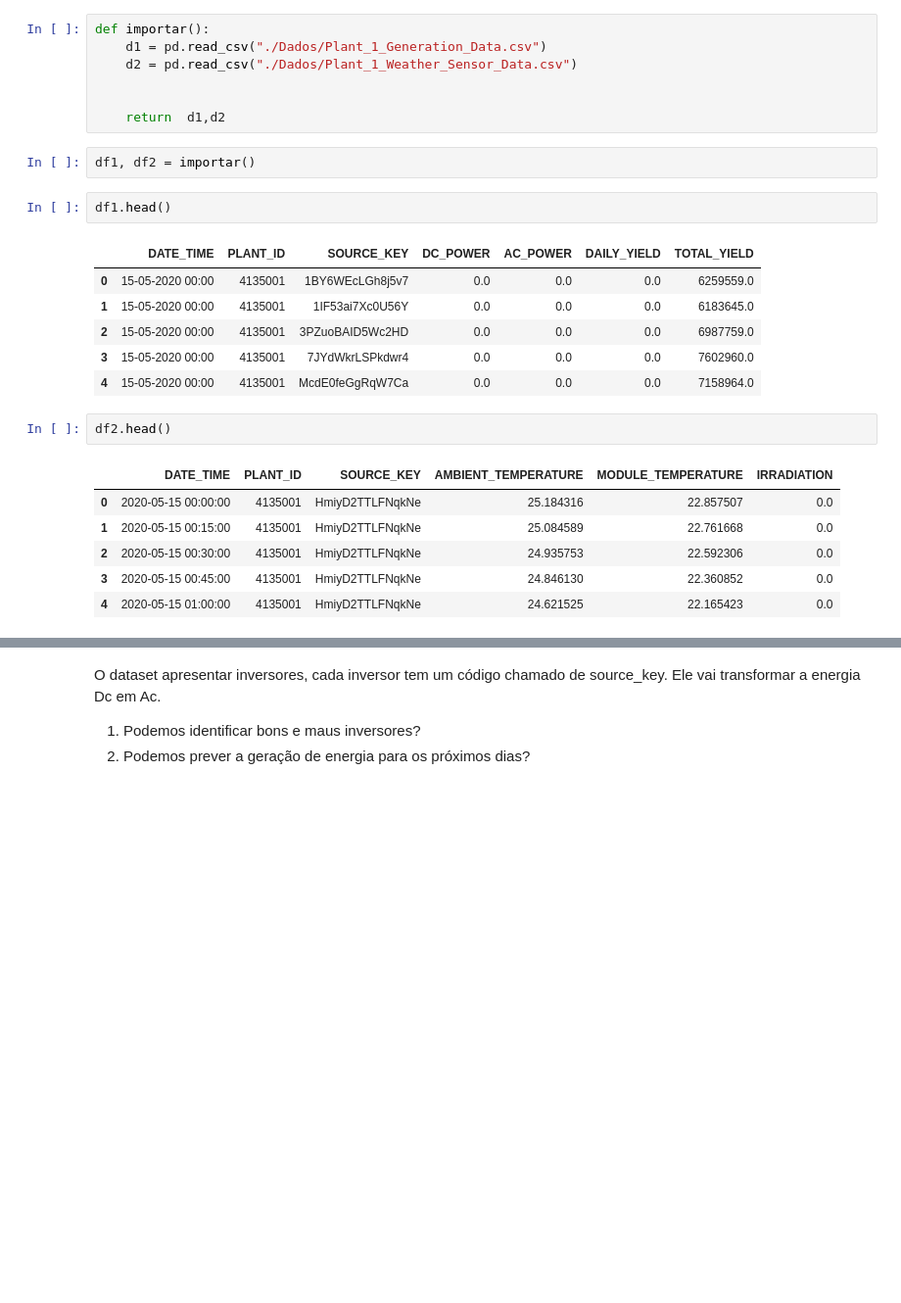
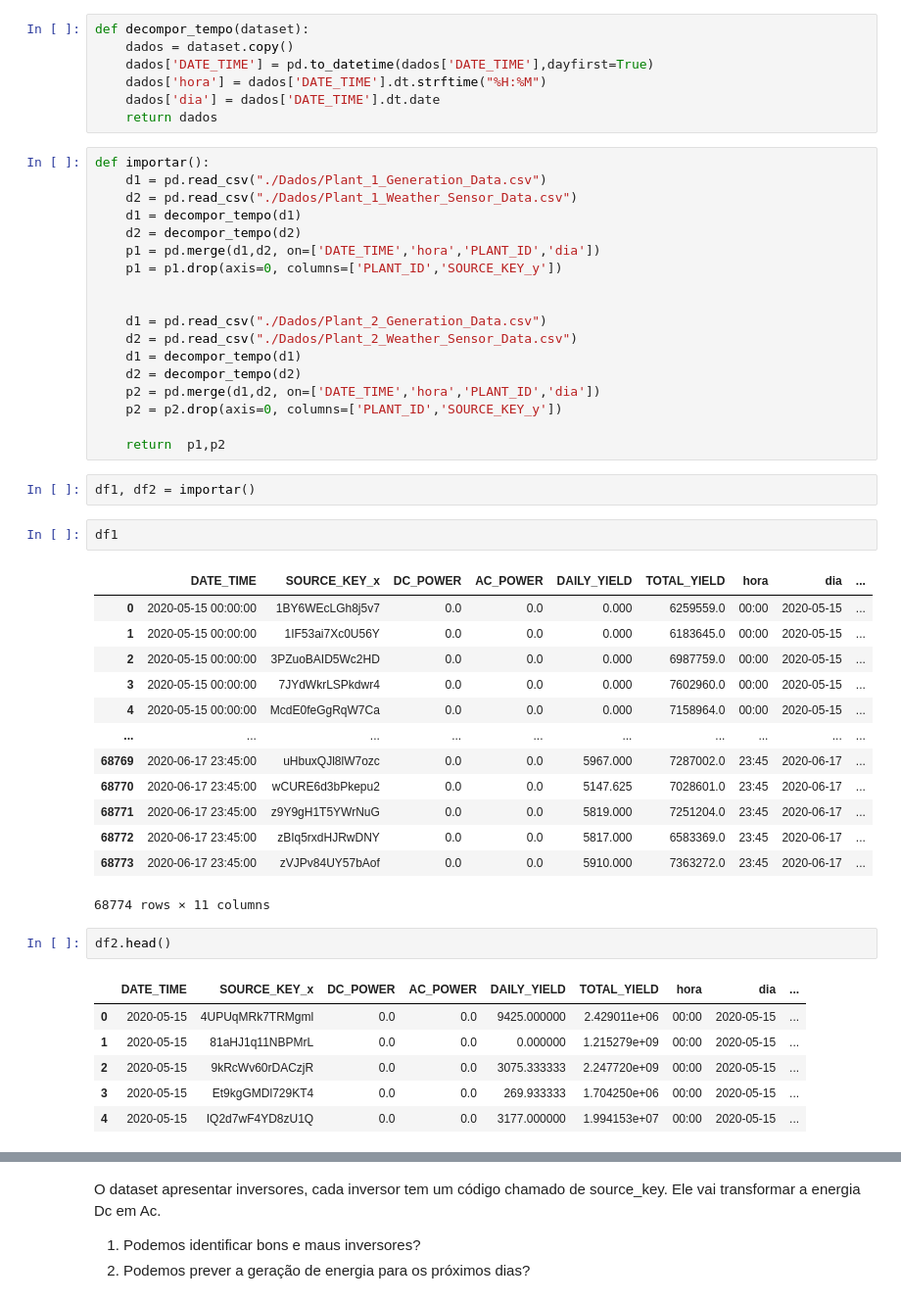
Before and after one commit to AlcidesGP/Portfolio, a Jupyter notebook: ProjetoSemantix/Semantix.ipynb, the cells around one changed output, grey strips where cells are left out. Shown at 98% size. Drawn from its saved outputs; the diff is of its cells as text; blank space fills up the shorter version.

```diff
--- a/ProjetoSemantix/Semantix.ipynb
+++ b/ProjetoSemantix/Semantix.ipynb
@@ -3,30 +3,55 @@ import pandas as pd
 import numpy as np
 import matplotlib.pyplot as plt
 import seaborn as sns
+# %%
+def decompor_tempo(dataset):
+    dados = dataset.copy()
+    dados['DATE_TIME'] = pd.to_datetime(dados['DATE_TIME'],dayfirst=True)
+    dados['hora'] = dados['DATE_TIME'].dt.strftime("%H:%M")
+    dados['dia'] = dados['DATE_TIME'].dt.date
+    return dados
 # %%
 def importar():
     d1 = pd.read_csv("./Dados/Plant_1_Generation_Data.csv")
     d2 = pd.read_csv("./Dados/Plant_1_Weather_Sensor_Data.csv")
+    d1 = decompor_tempo(d1)
+    d2 = decompor_tempo(d2)
+    p1 = pd.merge(d1,d2, on=['DATE_TIME','hora','PLANT_ID','dia'])
+    p1 = p1.drop(axis=0, columns=['PLANT_ID','SOURCE_KEY_y'])
 
 
-    return  d1,d2
+    d1 = pd.read_csv("./Dados/Plant_2_Generation_Data.csv")
+    d2 = pd.read_csv("./Dados/Plant_2_Weather_Sensor_Data.csv")
+    d1 = decompor_tempo(d1)
+    d2 = decompor_tempo(d2)
+    p2 = pd.merge(d1,d2, on=['DATE_TIME','hora','PLANT_ID','dia'])
+    p2 = p2.drop(axis=0, columns=['PLANT_ID','SOURCE_KEY_y'])
+
+    return  p1,p2
 # %%
 df1, df2 = importar()
 # %%
-df1.head()
+df1
 # %% [output]
-|  | DATE_TIME | PLANT_ID | SOURCE_KEY | DC_POWER | AC_POWER | DAILY_YIELD | TOTAL_YIELD |
-| 0 | 15-05-2020 00:00 | 4135001 | 1BY6WEcLGh8j5v7 | 0.0 | 0.0 | 0.0 | 6259559.0 |
-| 1 | 15-05-2020 00:00 | 4135001 | 1IF53ai7Xc0U56Y | 0.0 | 0.0 | 0.0 | 6183645.0 |
-| 2 | 15-05-2020 00:00 | 4135001 | 3PZuoBAID5Wc2HD | 0.0 | 0.0 | 0.0 | 6987759.0 |
-| 3 | 15-05-2020 00:00 | 4135001 | 7JYdWkrLSPkdwr4 | 0.0 | 0.0 | 0.0 | 7602960.0 |
-| 4 | 15-05-2020 00:00 | 4135001 | McdE0feGgRqW7Ca | 0.0 | 0.0 | 0.0 | 7158964.0 |
+|  | DATE_TIME | SOURCE_KEY_x | DC_POWER | AC_POWER | DAILY_YIELD | TOTAL_YIELD | hora | dia | ... |
+| 0 | 2020-05-15 00:00:00 | 1BY6WEcLGh8j5v7 | 0.0 | 0.0 | 0.000 | 6259559.0 | 00:00 | 2020-05-15 | ... |
+| 1 | 2020-05-15 00:00:00 | 1IF53ai7Xc0U56Y | 0.0 | 0.0 | 0.000 | 6183645.0 | 00:00 | 2020-05-15 | ... |
+| 2 | 2020-05-15 00:00:00 | 3PZuoBAID5Wc2HD | 0.0 | 0.0 | 0.000 | 6987759.0 | 00:00 | 2020-05-15 | ... |
+| 3 | 2020-05-15 00:00:00 | 7JYdWkrLSPkdwr4 | 0.0 | 0.0 | 0.000 | 7602960.0 | 00:00 | 2020-05-15 | ... |
+| 4 | 2020-05-15 00:00:00 | McdE0feGgRqW7Ca | 0.0 | 0.0 | 0.000 | 7158964.0 | 00:00 | 2020-05-15 | ... |
+| ... | ... | ... | ... | ... | ... | ... | ... | ... | ... |
+| 68769 | 2020-06-17 23:45:00 | uHbuxQJl8lW7ozc | 0.0 | 0.0 | 5967.000 | 7287002.0 | 23:45 | 2020-06-17 | ... |
+| 68770 | 2020-06-17 23:45:00 | wCURE6d3bPkepu2 | 0.0 | 0.0 | 5147.625 | 7028601.0 | 23:45 | 2020-06-17 | ... |
+| 68771 | 2020-06-17 23:45:00 | z9Y9gH1T5YWrNuG | 0.0 | 0.0 | 5819.000 | 7251204.0 | 23:45 | 2020-06-17 | ... |
+| 68772 | 2020-06-17 23:45:00 | zBIq5rxdHJRwDNY | 0.0 | 0.0 | 5817.000 | 6583369.0 | 23:45 | 2020-06-17 | ... |
+| 68773 | 2020-06-17 23:45:00 | zVJPv84UY57bAof | 0.0 | 0.0 | 5910.000 | 7363272.0 | 23:45 | 2020-06-17 | ... |
+68774 rows × 11 columns
 # %%
 df2.head()
 # %% [output]
-|  | DATE_TIME | PLANT_ID | SOURCE_KEY | AMBIENT_TEMPERATURE | MODULE_TEMPERATURE | IRRADIATION |
-| 0 | 2020-05-15 00:00:00 | 4135001 | HmiyD2TTLFNqkNe | 25.184316 | 22.857507 | 0.0 |
-| 1 | 2020-05-15 00:15:00 | 4135001 | HmiyD2TTLFNqkNe | 25.084589 | 22.761668 | 0.0 |
-| 2 | 2020-05-15 00:30:00 | 4135001 | HmiyD2TTLFNqkNe | 24.935753 | 22.592306 | 0.0 |
-| 3 | 2020-05-15 00:45:00 | 4135001 | HmiyD2TTLFNqkNe | 24.846130 | 22.360852 | 0.0 |
-| 4 | 2020-05-15 01:00:00 | 4135001 | HmiyD2TTLFNqkNe | 24.621525 | 22.165423 | 0.0 |
+|  | DATE_TIME | SOURCE_KEY_x | DC_POWER | AC_POWER | DAILY_YIELD | TOTAL_YIELD | hora | dia | ... |
+| 0 | 2020-05-15 | 4UPUqMRk7TRMgml | 0.0 | 0.0 | 9425.000000 | 2.429011e+06 | 00:00 | 2020-05-15 | ... |
+| 1 | 2020-05-15 | 81aHJ1q11NBPMrL | 0.0 | 0.0 | 0.000000 | 1.215279e+09 | 00:00 | 2020-05-15 | ... |
+| 2 | 2020-05-15 | 9kRcWv60rDACzjR | 0.0 | 0.0 | 3075.333333 | 2.247720e+09 | 00:00 | 2020-05-15 | ... |
+| 3 | 2020-05-15 | Et9kgGMDl729KT4 | 0.0 | 0.0 | 269.933333 | 1.704250e+06 | 00:00 | 2020-05-15 | ... |
+| 4 | 2020-05-15 | IQ2d7wF4YD8zU1Q | 0.0 | 0.0 | 3177.000000 | 1.994153e+07 | 00:00 | 2020-05-15 | ... |
```
Also changed, not shown: parts of 36 cells of this notebook, 13 other files.
